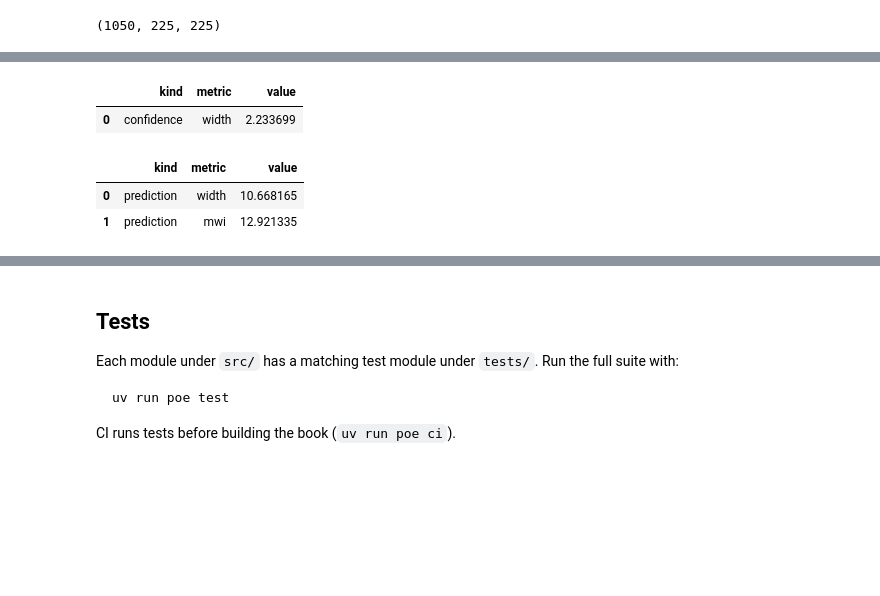
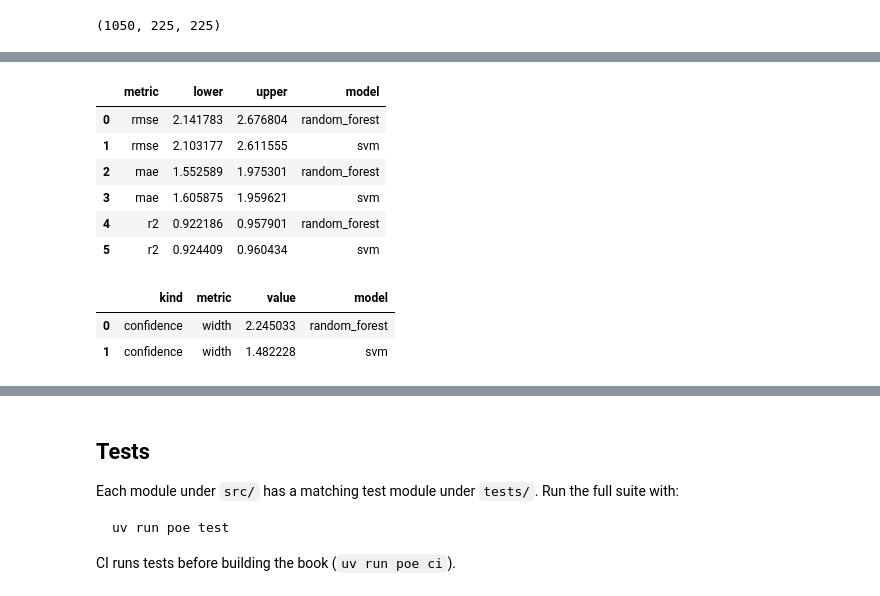
Before and after one commit to ELC/jupyter-book-template, a Jupyter notebook: book/chapters/03_using_src_code.ipynb, the cells around one changed output, grey strips where cells are left out. Saved outputs shown, nothing was run; the diff lists cells and outputs as text; code cells hidden in the pictures; blank space fills up the shorter version.

Commit message:
feat: implement model comparison functionality by introducing MultiRegressor, enhancing prediction intervals, and updating visualization for regression metrics

```diff
--- a/book/chapters/03_using_src_code.ipynb
+++ b/book/chapters/03_using_src_code.ipynb
@@ -100,0 +77,3 @@ call site -- nothing downstream needs to know.
+# %%
+random_forest_pipeline = regression_pipeline(random_forest_regressor(settings), settings)
+random_forest_pipeline
@@ -100,0 +89,3 @@ call site -- nothing downstream needs to know.
+# %%
+svm_pipeline = regression_pipeline(svm_regressor(settings), settings)
+svm_pipeline
@@ -101,3 +102,8 @@ call site -- nothing downstream needs to know.
 # %%
-model = fit_pipeline(split_data, pipeline)
-predictions = predict(model, split_data)
+regressors = MultiRegressor(
+    estimators=[
+        (ModelKind.RANDOM_FOREST.value, random_forest_pipeline),
+        (ModelKind.SVM.value, svm_pipeline),
+    ],
+)
+regressors
@@ -110,4 +141,4 @@ per-`x` quantiles of the resulting predictions. This estimates uncertainty in
 # %%
-ci = bootstrap_confidence_intervals(pipeline, split_data, settings)
-ci.head()
+report = compare_models(split_data, regressors, settings)
+report.predictions.head()
 # %% [output]
@@ -162,11 +179,16 @@ alt.vconcat(
 # %%
- ci_report
+report.regression_metrics
 # %% [output]
-|  | kind | metric | value |
-| 0 | confidence | width | 2.233699 |
+|  | metric | lower | upper | model |
+| 0 | rmse | 2.141783 | 2.676804 | random_forest |
+| 1 | rmse | 2.103177 | 2.611555 | svm |
+| 2 | mae | 1.552589 | 1.975301 | random_forest |
+| 3 | mae | 1.605875 | 1.959621 | svm |
+| 4 | r2 | 0.922186 | 0.957901 | random_forest |
+| 5 | r2 | 0.924409 | 0.960434 | svm |
 # %%
-pi_report
+report.confidence_metrics
 # %% [output]
-|  | kind | metric | value |
-| 0 | prediction | width | 10.668165 |
-| 1 | prediction | mwi | 12.921335 |
+|  | kind | metric | value | model |
+| 0 | confidence | width | 2.245033 | random_forest |
+| 1 | confidence | width | 1.482228 | svm |
```
Also changed, not shown: parts of 19 cells of this notebook, 28 other files.
